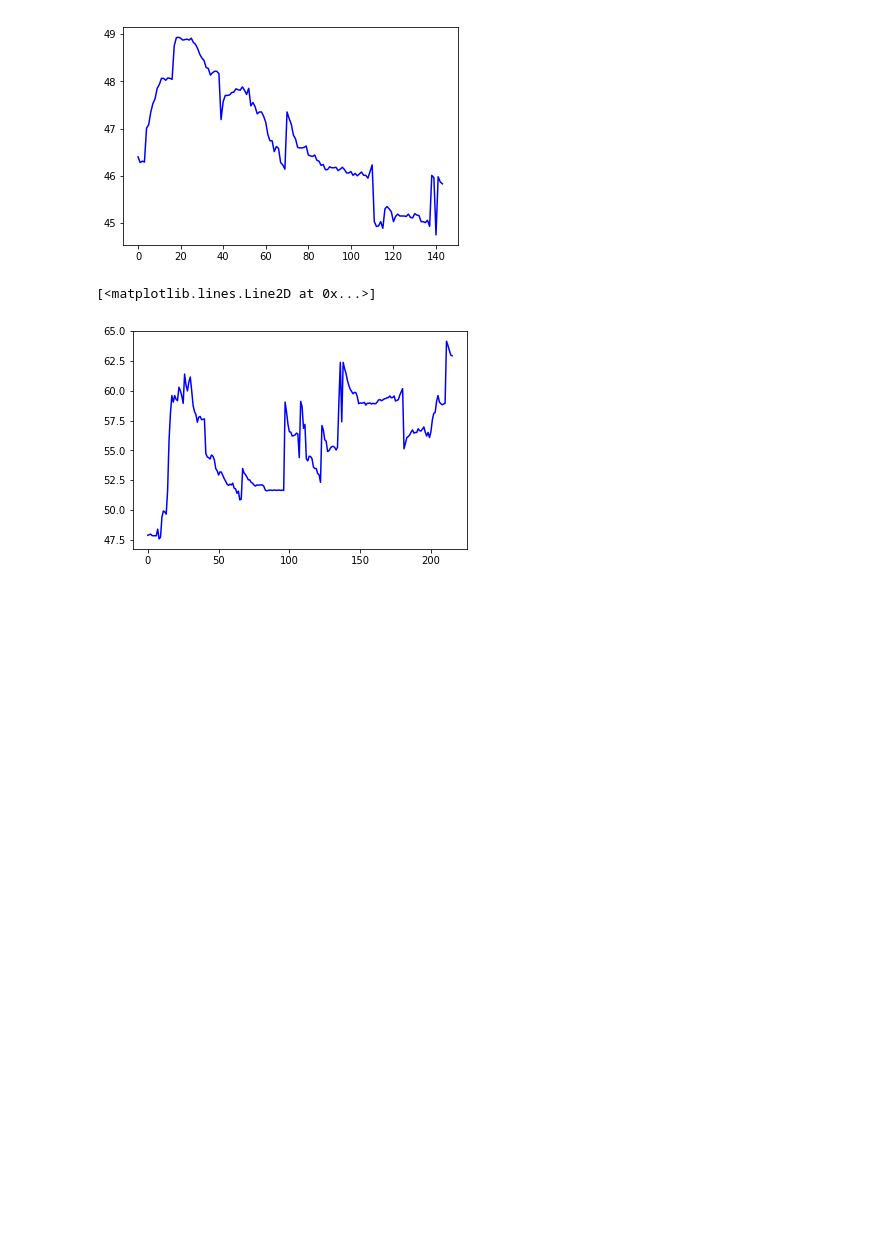
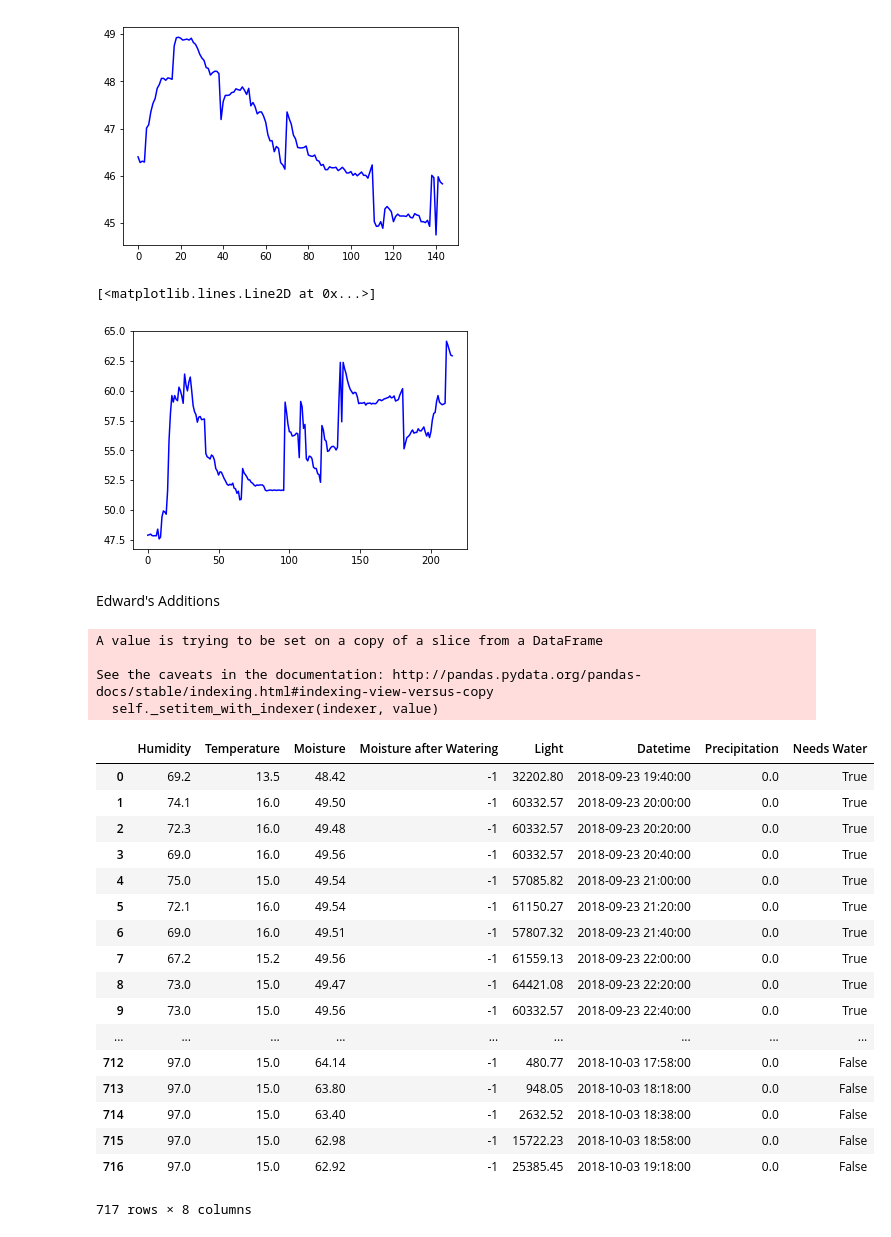
Before and after one commit to SteveShengStar/Smart-Garduino, a Jupyter notebook: python/Weather Analytics - V 1.1.ipynb, the cells around one changed output. Saved outputs shown, nothing was run; the diff lists cells and outputs as text; code cells hidden in the pictures; blank space fills up the shorter version.

```diff
--- a/python/Weather Analytics - V 1.1.ipynb
+++ b/python/Weather Analytics - V 1.1.ipynb
@@ -172,3 +172,5 @@ plt.plot(all_cleansed_datasets[3]["Moisture"].values, color='blue')
 # %% [output]
 [<matplotlib.lines.Line2D at 0x...>]
 [figure]
+# %% [markdown]
+Edward's Additions
@@ -174,0 +182,37 @@ plt.plot(all_cleansed_datasets[3]["Moisture"].values, color='blue')
+# %%
+complete_dataset = pd.DataFrame()
+for i in all_cleansed_datasets:
+    complete_dataset = complete_dataset.append(i, sort=False)
+complete_dataset = complete_dataset.reset_index(drop=True)
+
+complete_dataset['Precipitation'] = pd.Series()
+# September 23 - October 3 precipitation in mm
+precip = [0.0, 1.8, 7.0, 0.6, 0.0, 6.0, 0.2, 8.0, 9.2, 10.6, 0.0]
+nums = ['23', '24', '25', '26', '27', '28', '29', '30', '01', '02', '03']
+for i in range(len(precip)):
+    complete_dataset['Precipitation'].loc[complete_dataset['Datetime'].str.slice(8, 10) == nums[i]] = precip[i]
+complete_dataset['Needs Water'] = complete_dataset['Moisture'] < 50
+complete_dataset
+# %% [output]
+A value is trying to be set on a copy of a slice from a DataFrame
+
+See the caveats in the documentation: http://pandas.pydata.org/pandas-docs/stable/indexing.html#indexing-view-versus-copy
+  self._setitem_with_indexer(indexer, value)
+|  | Humidity | Temperature | Moisture | Moisture after Watering | Light | Datetime | Precipitation | Needs Water |
+| 0 | 69.2 | 13.5 | 48.42 | -1 | 32202.80 | 2018-09-23 19:40:00 | 0.0 | True |
+| 1 | 74.1 | 16.0 | 49.50 | -1 | 60332.57 | 2018-09-23 20:00:00 | 0.0 | True |
+| 2 | 72.3 | 16.0 | 49.48 | -1 | 60332.57 | 2018-09-23 20:20:00 | 0.0 | True |
+| 3 | 69.0 | 16.0 | 49.56 | -1 | 60332.57 | 2018-09-23 20:40:00 | 0.0 | True |
+| 4 | 75.0 | 15.0 | 49.54 | -1 | 57085.82 | 2018-09-23 21:00:00 | 0.0 | True |
+| 5 | 72.1 | 16.0 | 49.54 | -1 | 61150.27 | 2018-09-23 21:20:00 | 0.0 | True |
+| 6 | 69.0 | 16.0 | 49.51 | -1 | 57807.32 | 2018-09-23 21:40:00 | 0.0 | True |
+| 7 | 67.2 | 15.2 | 49.56 | -1 | 61559.13 | 2018-09-23 22:00:00 | 0.0 | True |
+| 8 | 73.0 | 15.0 | 49.47 | -1 | 64421.08 | 2018-09-23 22:20:00 | 0.0 | True |
+| 9 | 73.0 | 15.0 | 49.56 | -1 | 60332.57 | 2018-09-23 22:40:00 | 0.0 | True |
+| ... | ... | ... | ... | ... | ... | ... | ... | ... |
+| 712 | 97.0 | 15.0 | 64.14 | -1 | 480.77 | 2018-10-03 17:58:00 | 0.0 | False |
+| 713 | 97.0 | 15.0 | 63.80 | -1 | 948.05 | 2018-10-03 18:18:00 | 0.0 | False |
+| 714 | 97.0 | 15.0 | 63.40 | -1 | 2632.52 | 2018-10-03 18:38:00 | 0.0 | False |
+| 715 | 97.0 | 15.0 | 62.98 | -1 | 15722.23 | 2018-10-03 18:58:00 | 0.0 | False |
+| 716 | 97.0 | 15.0 | 62.92 | -1 | 25385.45 | 2018-10-03 19:18:00 | 0.0 | False |
+717 rows × 8 columns
```
Also changed, not shown: parts of 6 cells of this notebook.
